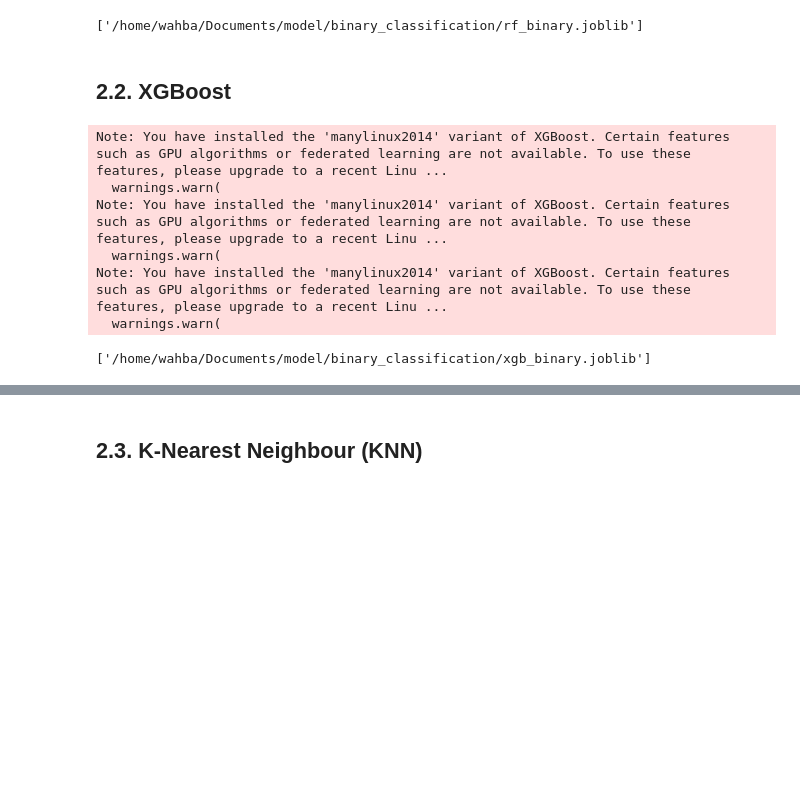
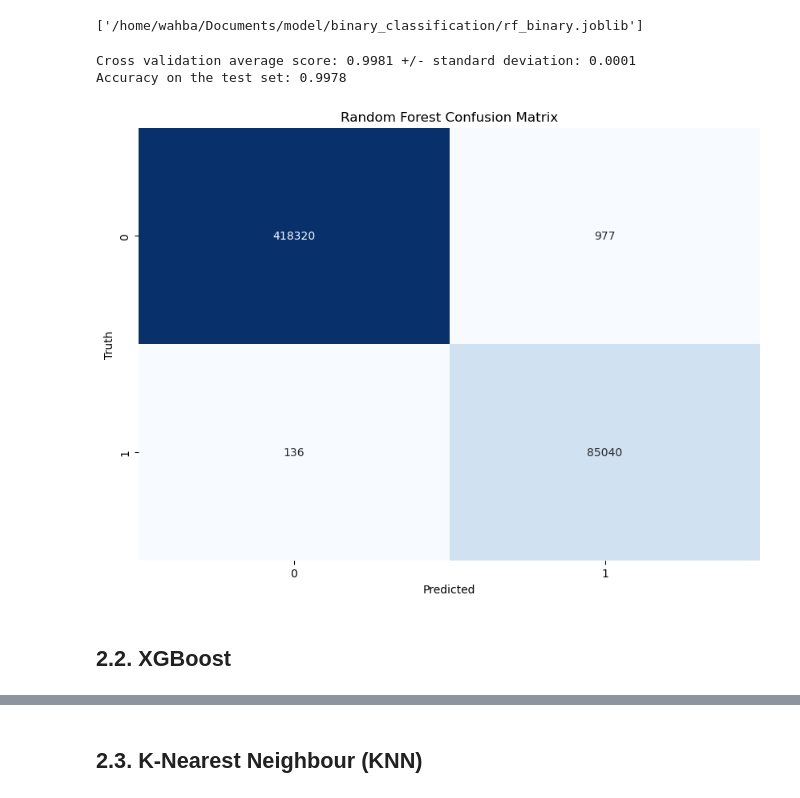
Before and after one commit to wahbakamaluddin/nids4, a Jupyter notebook: notebook/main/main/4_a_ML_Training_Benign_Attack.ipynb, the cells around one changed output, grey strips where cells are left out. Cells and saved outputs as stored; diff of their text form; code cells hidden in the pictures; blank space fills up the shorter version.

```diff
--- a/notebook/main/main/4_a_ML_Training_Benign_Attack.ipynb
+++ b/notebook/main/main/4_a_ML_Training_Benign_Attack.ipynb
@@ -165,27 +200,26 @@ Label
 # %% [output]
 ['/home/wahba/Documents/model/binary_classification/rf_binary.joblib']
+# %%
+y_pred_rf = rf_model.predict(X_test)
+
+# Evaluating the model performance on the cross validation set vs accuracy on the test set
+cv_scores_mean_rf = np.mean(cv_scores_rf)
+print(f'Cross validation average score: {cv_scores_mean_rf:.4f} +/- standard deviation: {np.std(cv_scores_rf):.4f}')
+
+accuracy_rf = accuracy_score(y_test, y_pred_rf)
+print(f'Accuracy on the test set: {accuracy_rf:.4f}')
+# Evaluating the model via confusion matrix
+cm_rf = confusion_matrix(y_test, y_pred_rf)
+
+plt.figure(figsize=(10, 7))
+sns.heatmap(cm_rf, annot=True, fmt='d', xticklabels=rf_model.classes_, yticklabels=rf_model.classes_, cmap='Blues', cbar=False)
+plt.xlabel('Predicted')
+plt.ylabel('Truth')
+plt.title('Random Forest Confusion Matrix')
+plt.show()
+# %% [output]
+Cross validation average score: 0.9981 +/- standard deviation: 0.0001
+Accuracy on the test set: 0.9978
+[figure, added]
 # %% [markdown]
 ## 2.2. XGBoost
-# %%
-xgb = xgb.XGBClassifier(
-    subsample=1.0,
-    n_estimators=100,
-    min_child_weight=1,
-    max_depth=6,
-    learning_rate=0.2,
-    colsample_bytree=1.0,
-	objective='binary:logistic',
-    random_state=42,
-    n_jobs=-1)
-
-xgb.fit(X_train_resampled, y_train_resampled)
-cv_scores_xgb = cross_val_score(xgb, X_train_resampled, y_train_resampled, cv=5, n_jobs=-1)
-joblib.dump(xgb, '/home/wahba/Documents/model/binary_classification/xgb_binary.joblib')
-# %% [output]
-Note: You have installed the 'manylinux2014' variant of XGBoost. Certain features such as GPU algorithms or federated learning are not available. To use these features, please upgrade to a recent Linu ...
-  warnings.warn(
-Note: You have installed the 'manylinux2014' variant of XGBoost. Certain features such as GPU algorithms or federated learning are not available. To use these features, please upgrade to a recent Linu ...
-  warnings.warn(
-Note: You have installed the 'manylinux2014' variant of XGBoost. Certain features such as GPU algorithms or federated learning are not available. To use these features, please upgrade to a recent Linu ...
-  warnings.warn(
-['/home/wahba/Documents/model/binary_classification/xgb_binary.joblib']
```
Also changed, not shown: parts of 10 cells of this notebook.
